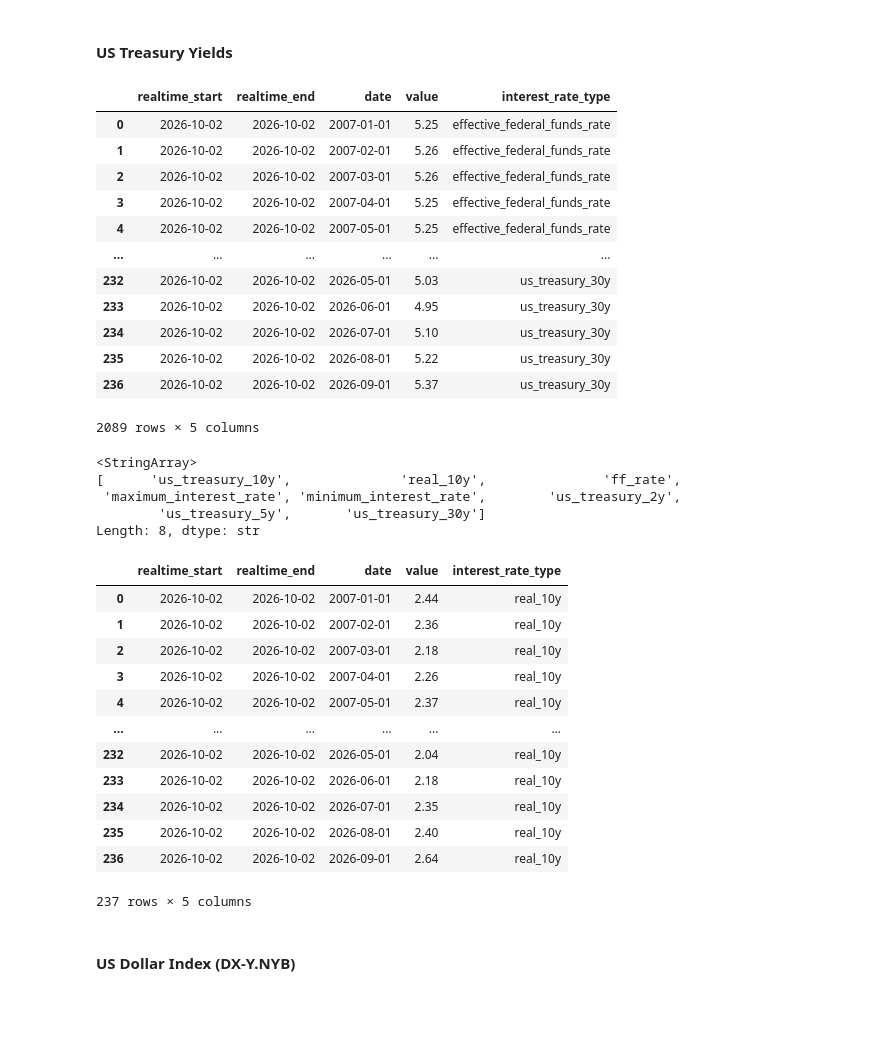
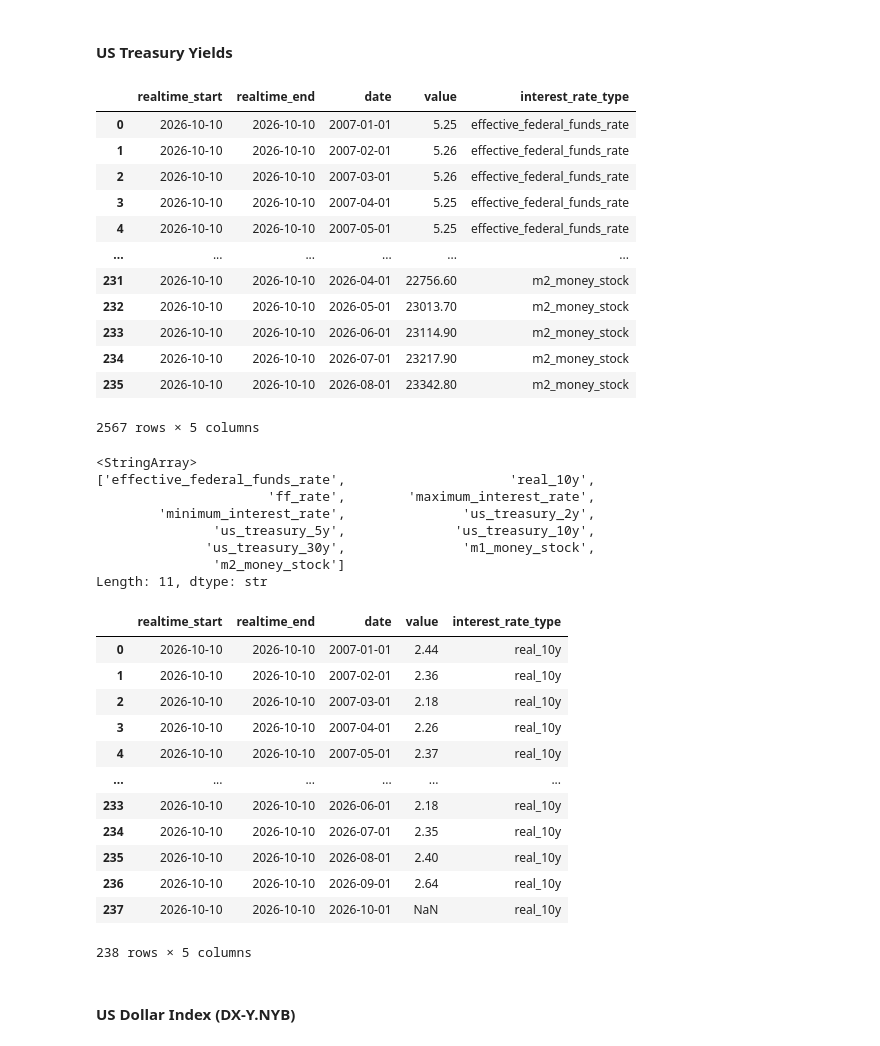
Before and after one commit to nekonabesan/stock_market_analysis, a Jupyter notebook: notebook/finance_20261001.ipynb, the cells around one changed output. Saved outputs shown, nothing was run; the diff lists cells and outputs as text; code cells hidden in the pictures; blank space fills up the shorter version.

```diff
--- a/notebook/finance_20261001.ipynb
+++ b/notebook/finance_20261001.ipynb
@@ -29,7 +29,8 @@ from Modules.webpage_to_markdown import WebpageToMarkdown
 from Modules.compute_fibonacci_extension import ComputeFibonacciExtension
 # %%
 # FRED API key for accessing Federal Reserve Economic Data
-FRED_API_KEY = "638377aa004b0f2632687b2afd3a7c52"
+# FRED_API_KEY = "638377aa004b0f2632687b2afd3a7c52"
+FRED_API_KEY = os.getenv("FRED_API_KEY")
 # %%
 # Date range for fetching API s
 start = '2007-01-01'
@@ -101,7 +92,6 @@ ffrate
 fred_url = "https://api.stlouisfed.org/fred/series/observations"
 series_mapping = {
     "DFF": "effective_federal_funds_rate",  # 実効FF金利
-    "DGS10": "nominal_10y",                 # 名目10年
     "DFII10": "real_10y",                   # 10年TIPS実質金利
     "FEDFUNDS": "ff_rate",                  # FF金利
     "DFEDTARU": "maximum_interest_rate",    # 上限金利
@@ -110,71 +100,76 @@ series_mapping = {
     "DGS5": "us_treasury_5y",               # 5年米国債
     "DGS10": "us_treasury_10y",             # 10年米国債
     "DGS30": "us_treasury_30y",             # 30年米国債
+    "M1SL": "m1_money_stock",               # M1マネーストック
+    "M2SL": "m2_money_stock",               # M2マネーストック
 }
 observation_start = "2007-01-01"
 observation_end = end
 base_fred_params = {
     "api_key": FRED_API_KEY,
     "file_type": "json",
     "observation_start": observation_start,
     "observation_end": observation_end,
     "frequency": "m",
     "aggregation_method": "avg",
 }
 fred_dfs = []
 for series_id, series_name in series_mapping.items():
     fred_params = base_fred_params.copy()
     fred_params["series_id"] = series_id
     fred_res = requests.get(fred_url, params=fred_params)
     fred_df = pd.DataFrame(fred_res.json()["observations"]).assign(**{
         "date": lambda df: pd.to_datetime(df["date"]),
         "value": lambda df: pd.to_numeric(df["value"], errors="coerce"),
         "interest_rate_type": series_name,
     })
     fred_dfs.append(fred_df)
     time.sleep(5)
 
 us_treasury_df = pd.concat(fred_dfs)
 us_treasury_df
 # %% [output]
 |  | realtime_start | realtime_end | date | value | interest_rate_type |
-| 0 | 2026-10-02 | 2026-10-02 | 2007-01-01 | 5.25 | effective_federal_funds_rate |
-| 1 | 2026-10-02 | 2026-10-02 | 2007-02-01 | 5.26 | effective_federal_funds_rate |
-| 2 | 2026-10-02 | 2026-10-02 | 2007-03-01 | 5.26 | effective_federal_funds_rate |
-| 3 | 2026-10-02 | 2026-10-02 | 2007-04-01 | 5.25 | effective_federal_funds_rate |
-| 4 | 2026-10-02 | 2026-10-02 | 2007-05-01 | 5.25 | effective_federal_funds_rate |
+| 0 | 2026-10-10 | 2026-10-10 | 2007-01-01 | 5.25 | effective_federal_funds_rate |
+| 1 | 2026-10-10 | 2026-10-10 | 2007-02-01 | 5.26 | effective_federal_funds_rate |
+| 2 | 2026-10-10 | 2026-10-10 | 2007-03-01 | 5.26 | effective_federal_funds_rate |
+| 3 | 2026-10-10 | 2026-10-10 | 2007-04-01 | 5.25 | effective_federal_funds_rate |
+| 4 | 2026-10-10 | 2026-10-10 | 2007-05-01 | 5.25 | effective_federal_funds_rate |
 | ... | ... | ... | ... | ... | ... |
-| 232 | 2026-10-02 | 2026-10-02 | 2026-05-01 | 5.03 | us_treasury_30y |
-| 233 | 2026-10-02 | 2026-10-02 | 2026-06-01 | 4.95 | us_treasury_30y |
-| 234 | 2026-10-02 | 2026-10-02 | 2026-07-01 | 5.10 | us_treasury_30y |
-| 235 | 2026-10-02 | 2026-10-02 | 2026-08-01 | 5.22 | us_treasury_30y |
-| 236 | 2026-10-02 | 2026-10-02 | 2026-09-01 | 5.37 | us_treasury_30y |
+| 231 | 2026-10-10 | 2026-10-10 | 2026-04-01 | 22756.60 | m2_money_stock |
+| 232 | 2026-10-10 | 2026-10-10 | 2026-05-01 | 23013.70 | m2_money_stock |
+| 233 | 2026-10-10 | 2026-10-10 | 2026-06-01 | 23114.90 | m2_money_stock |
+| 234 | 2026-10-10 | 2026-10-10 | 2026-07-01 | 23217.90 | m2_money_stock |
+| 235 | 2026-10-10 | 2026-10-10 | 2026-08-01 | 23342.80 | m2_money_stock |
-2089 rows × 5 columns
+2567 rows × 5 columns
 # %%
 us_treasury_df["interest_rate_type"].unique()
 # %% [output]
 <StringArray>
-[      'us_treasury_10y',              'real_10y',               'ff_rate',
- 'maximum_interest_rate', 'minimum_interest_rate',        'us_treasury_2y',
-        'us_treasury_5y',       'us_treasury_30y']
-Length: 8, dtype: str
+['effective_federal_funds_rate',                     'real_10y',
+                      'ff_rate',        'maximum_interest_rate',
+        'minimum_interest_rate',               'us_treasury_2y',
+               'us_treasury_5y',              'us_treasury_10y',
+              'us_treasury_30y',               'm1_money_stock',
+               'm2_money_stock']
+Length: 11, dtype: str
 # %%
 real_10y_df = us_treasury_df[us_treasury_df["interest_rate_type"] == "real_10y"]
 real_10y_df
 # %% [output]
 |  | realtime_start | realtime_end | date | value | interest_rate_type |
-| 0 | 2026-10-02 | 2026-10-02 | 2007-01-01 | 2.44 | real_10y |
-| 1 | 2026-10-02 | 2026-10-02 | 2007-02-01 | 2.36 | real_10y |
-| 2 | 2026-10-02 | 2026-10-02 | 2007-03-01 | 2.18 | real_10y |
-| 3 | 2026-10-02 | 2026-10-02 | 2007-04-01 | 2.26 | real_10y |
-| 4 | 2026-10-02 | 2026-10-02 | 2007-05-01 | 2.37 | real_10y |
+| 0 | 2026-10-10 | 2026-10-10 | 2007-01-01 | 2.44 | real_10y |
+| 1 | 2026-10-10 | 2026-10-10 | 2007-02-01 | 2.36 | real_10y |
+| 2 | 2026-10-10 | 2026-10-10 | 2007-03-01 | 2.18 | real_10y |
+| 3 | 2026-10-10 | 2026-10-10 | 2007-04-01 | 2.26 | real_10y |
+| 4 | 2026-10-10 | 2026-10-10 | 2007-05-01 | 2.37 | real_10y |
 | ... | ... | ... | ... | ... | ... |
-| 232 | 2026-10-02 | 2026-10-02 | 2026-05-01 | 2.04 | real_10y |
-| 233 | 2026-10-02 | 2026-10-02 | 2026-06-01 | 2.18 | real_10y |
-| 234 | 2026-10-02 | 2026-10-02 | 2026-07-01 | 2.35 | real_10y |
-| 235 | 2026-10-02 | 2026-10-02 | 2026-08-01 | 2.40 | real_10y |
-| 236 | 2026-10-02 | 2026-10-02 | 2026-09-01 | 2.64 | real_10y |
+| 233 | 2026-10-10 | 2026-10-10 | 2026-06-01 | 2.18 | real_10y |
+| 234 | 2026-10-10 | 2026-10-10 | 2026-07-01 | 2.35 | real_10y |
+| 235 | 2026-10-10 | 2026-10-10 | 2026-08-01 | 2.40 | real_10y |
+| 236 | 2026-10-10 | 2026-10-10 | 2026-09-01 | 2.64 | real_10y |
+| 237 | 2026-10-10 | 2026-10-10 | 2026-10-01 | NaN | real_10y |
-237 rows × 5 columns
+238 rows × 5 columns
 # %% [markdown]
 #### US Dollar Index (DX-Y.NYB)
 # %%
```
Also changed, not shown: parts of 4 cells of this notebook, 22 other files.
